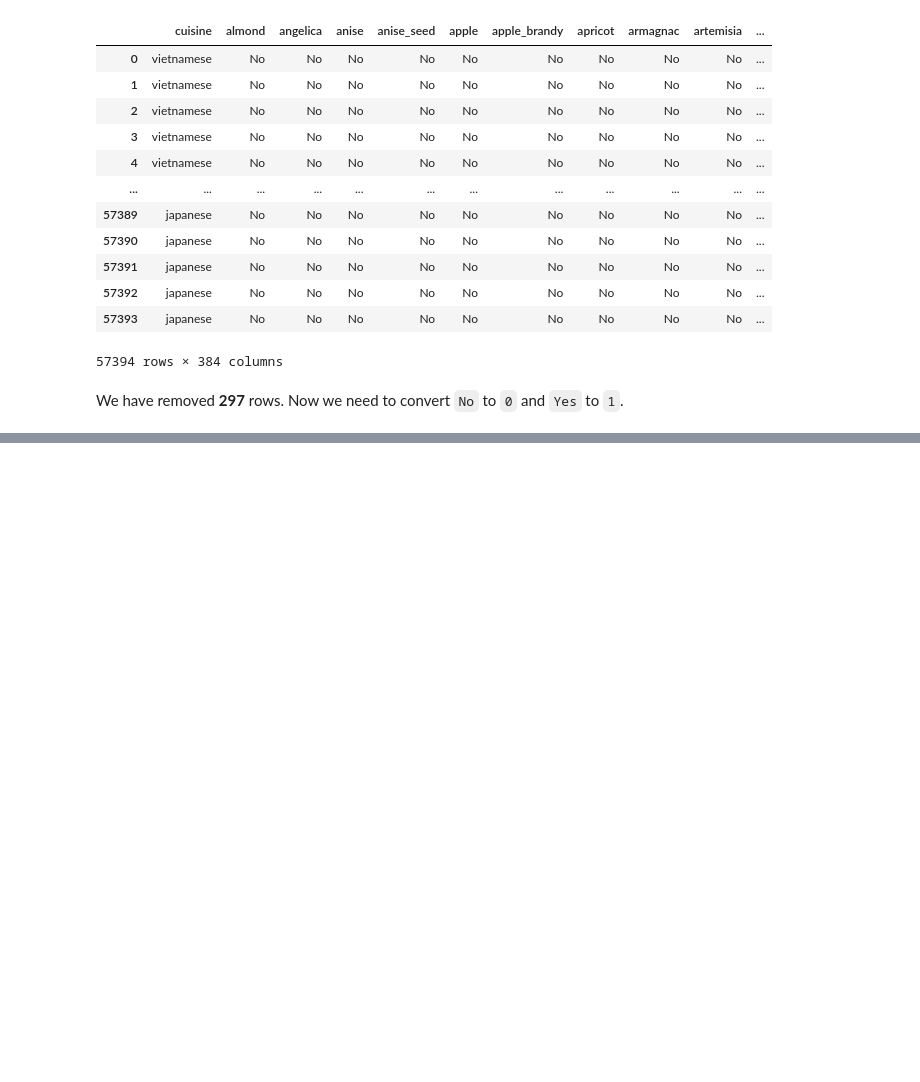
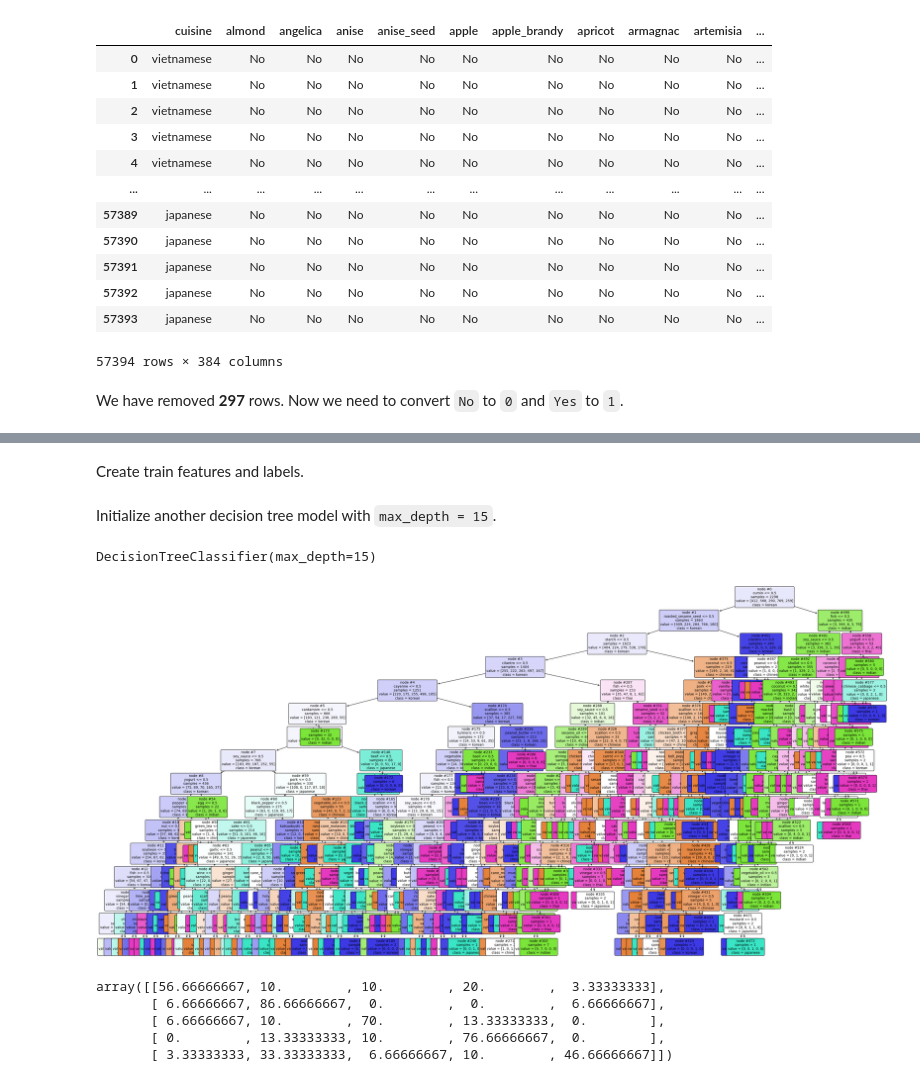
Before and after one commit to ml-phan/ibm, a Jupyter notebook: cuisines.ipynb, the cells around one changed output, grey strips where cells are left out. Cells and saved outputs as stored; diff of their text form; code cells hidden in the pictures; blank space fills up the shorter version.

```diff
--- a/cuisines.ipynb
+++ b/cuisines.ipynb
@@ -185,0 +281,3 @@ recipes.head()
+# %%
+test_cuisine = asian_test["cuisine"]
+test_ingredients = asian_test.loc[:, asian_test.columns != "cuisine"]
@@ -185,0 +286,3 @@ recipes.head()
+# %%
+asian_train = asian_recipes[~asian_recipes.index.isin(test_cuisine.index)]
+asian_train
@@ -185,0 +303,25 @@ recipes.head()
+# %% [markdown]
+Create train features and labels.
+# %%
+train_cuisines = asian_train["cuisine"]
+train_ingredients = asian_train.loc[:, asian_train.columns != "cuisine"]
+# %% [markdown]
+Initialize another decision tree model with `max_depth = 15`.
+# %%
+asian_recipe_tree = tree.DecisionTreeClassifier(max_depth=15)
+asian_recipe_tree.fit(train_ingredients, train_cuisines)
+# %% [output]
+DecisionTreeClassifier(max_depth=15)
+# %%
+plt.figure(figsize=(40,20))  # customize according to the size of your tree
+_ = tree.plot_tree(asian_recipe_tree,
+                   feature_names=list(train_ingredients.columns.values),
+                   class_names=np.unique(train_cuisines),
+                   filled=True,
+                   node_ids=True,
+                   impurity=False,
+                   label="all",
+                   fontsize=10, rounded = True)
+plt.show()
+# %% [output]
+[figure, added]
@@ -185,0 +330,10 @@ recipes.head()
+# %%
+asian_confusion_matrix = confusion_matrix(test_cuisine, test_cuisines_pred, labels=np.unique(test_cuisine))
+asian_confusion_matrix = asian_confusion_matrix.astype('float') / asian_confusion_matrix.sum(axis=1) * 100
+asian_confusion_matrix
+# %% [output]
+array([[56.66666667, 10.        , 10.        , 20.        ,  3.33333333],
+       [ 6.66666667, 86.66666667,  0.        ,  0.        ,  6.66666667],
+       [ 6.66666667, 10.        , 70.        , 13.33333333,  0.        ],
+       [ 0.        , 13.33333333, 10.        , 76.66666667,  0.        ],
+       [ 3.33333333, 33.33333333,  6.66666667, 10.        , 46.66666667]])
```
Also changed, not shown: parts of 18 cells of this notebook.
